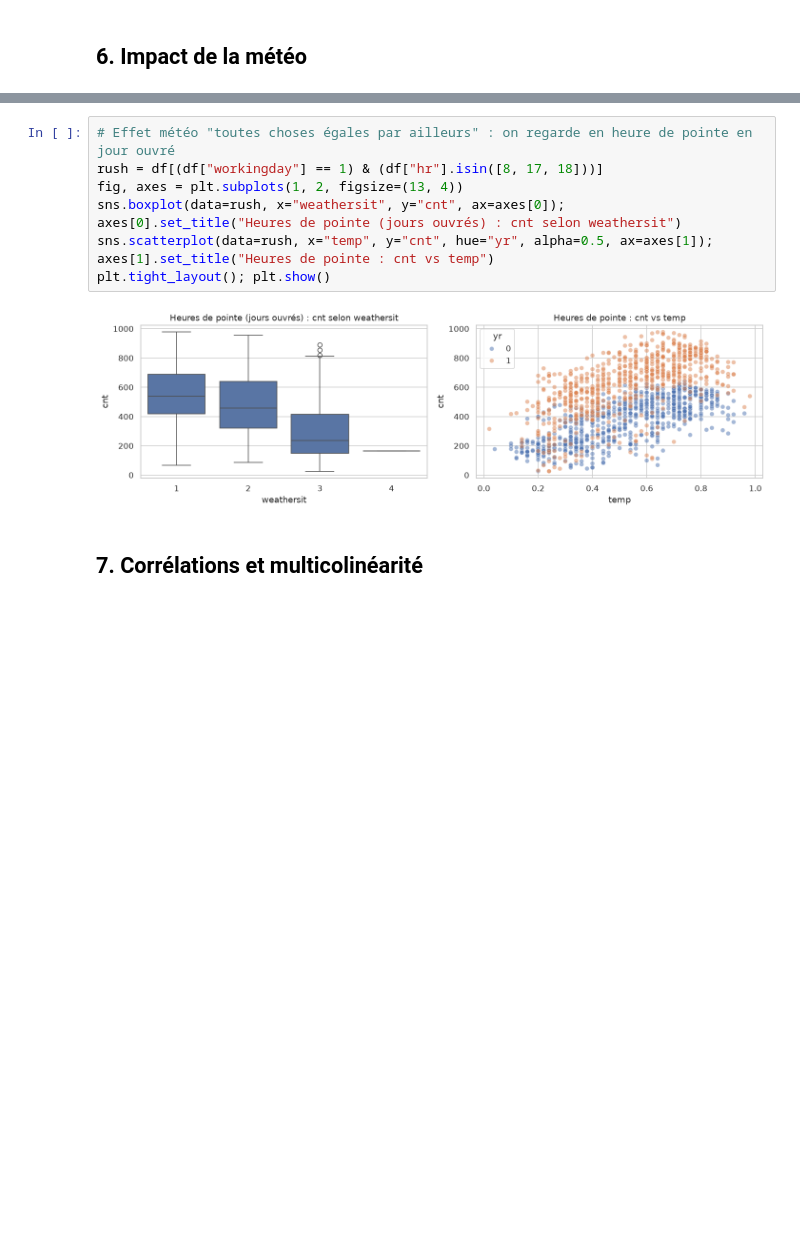
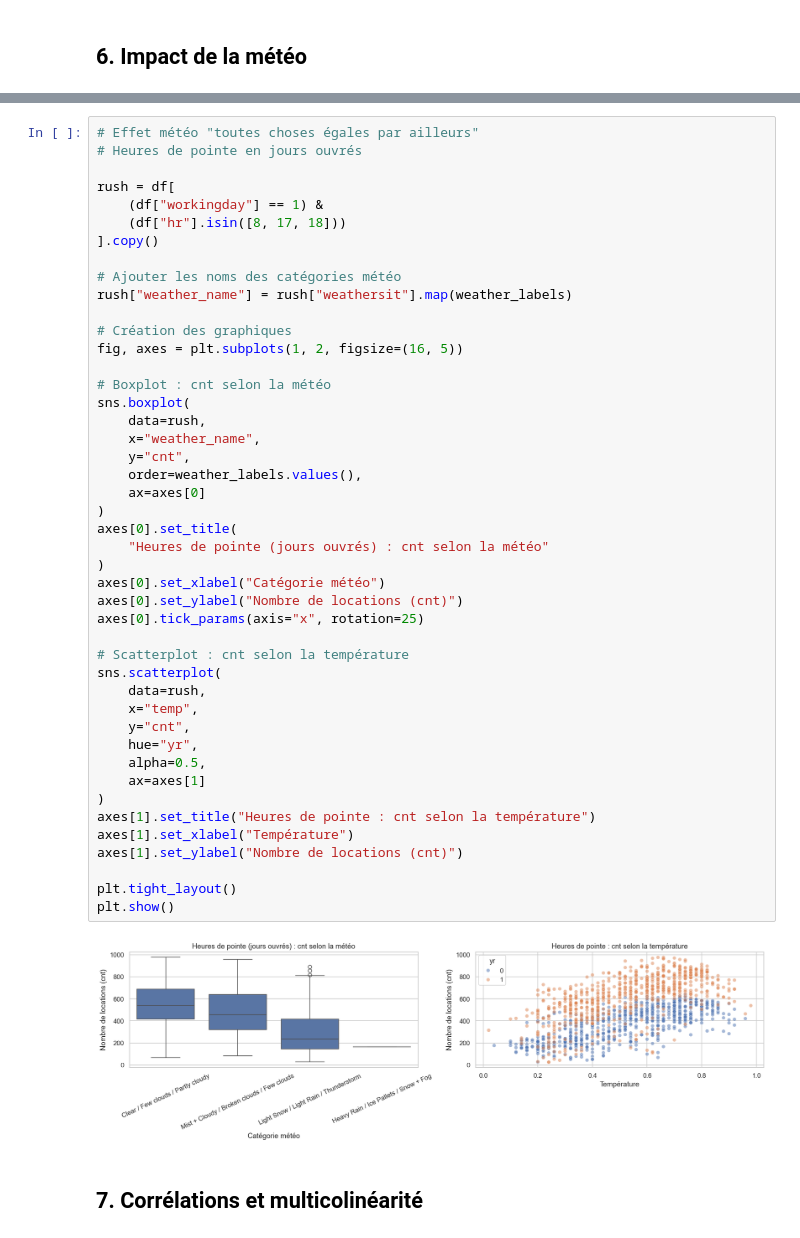
Before and after one commit to eddaoudi-mohamed/Pr-vision-de-la-demande-de-v-los, a Jupyter notebook: notebook/eda_bike_sharing.ipynb, the cells around one changed output, grey strips where cells are left out. Saved outputs shown, nothing was run; the diff lists cells and outputs as text; blank space fills up the shorter version.

```diff
--- a/notebook/eda_bike_sharing.ipynb
+++ b/notebook/eda_bike_sharing.ipynb
@@ -337,12 +377,50 @@ weathersit
 # %%
-# Effet météo "toutes choses égales par ailleurs" : on regarde en heure de pointe en jour ouvré
-rush = df[(df["workingday"] == 1) & (df["hr"].isin([8, 17, 18]))]
-fig, axes = plt.subplots(1, 2, figsize=(13, 4))
-sns.boxplot(data=rush, x="weathersit", y="cnt", ax=axes[0]); axes[0].set_title("Heures de pointe (jours ouvrés) : cnt selon weathersit")
-sns.scatterplot(data=rush, x="temp", y="cnt", hue="yr", alpha=0.5, ax=axes[1]); axes[1].set_title("Heures de pointe : cnt vs temp")
-plt.tight_layout(); plt.show()
+# Effet météo "toutes choses égales par ailleurs"
+# Heures de pointe en jours ouvrés
+
+rush = df[
+    (df["workingday"] == 1) &
+    (df["hr"].isin([8, 17, 18]))
+].copy()
+
+# Ajouter les noms des catégories météo
+rush["weather_name"] = rush["weathersit"].map(weather_labels)
+
+# Création des graphiques
+fig, axes = plt.subplots(1, 2, figsize=(16, 5))
+
+# Boxplot : cnt selon la météo
+sns.boxplot(
+    data=rush,
+    x="weather_name",
+    y="cnt",
+    order=weather_labels.values(),
+    ax=axes[0]
+)
+axes[0].set_title(
+    "Heures de pointe (jours ouvrés) : cnt selon la météo"
+)
+axes[0].set_xlabel("Catégorie météo")
+axes[0].set_ylabel("Nombre de locations (cnt)")
+axes[0].tick_params(axis="x", rotation=25)
+
+# Scatterplot : cnt selon la température
+sns.scatterplot(
+    data=rush,
+    x="temp",
+    y="cnt",
+    hue="yr",
+    alpha=0.5,
+    ax=axes[1]
+)
+axes[1].set_title("Heures de pointe : cnt selon la température")
+axes[1].set_xlabel("Température")
+axes[1].set_ylabel("Nombre de locations (cnt)")
+
+plt.tight_layout()
+plt.show()
 # %% [output]
-[figure, old version]
+[figure, new version]
 # %% [markdown]
 ## 7. Corrélations et multicolinéarité
 # %%
```
Also changed, not shown: parts of 16 cells of this notebook, 6 other files.
